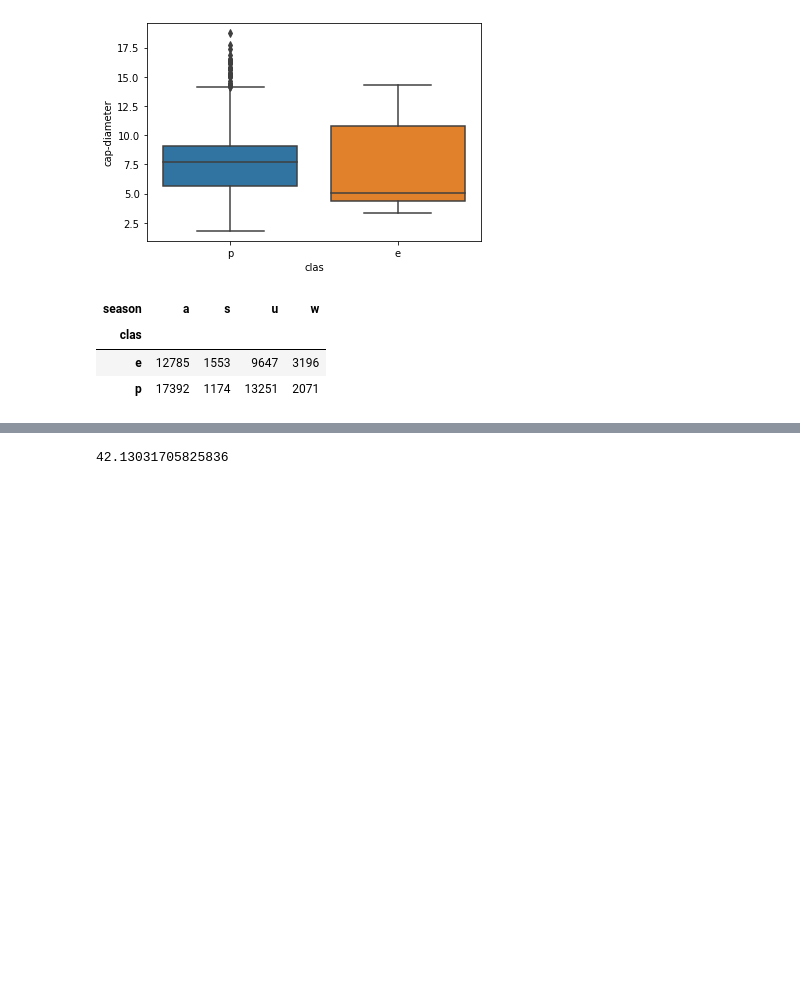
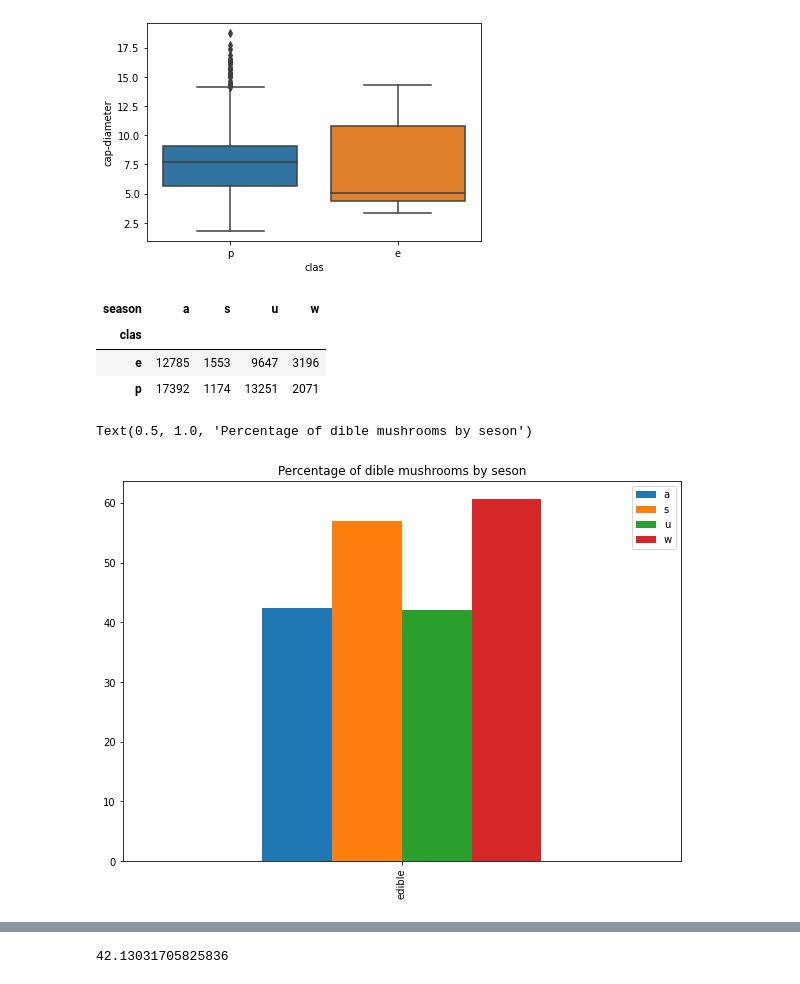
Before and after one commit to Arjissuan/Mushrooms-and-machine-learning, a Jupyter notebook: src/main_notebook.ipynb, the cells around one changed output, grey strips where cells are left out. Saved outputs shown, nothing was run; the diff lists cells and outputs as text; code cells hidden in the pictures; blank space fills up the shorter version.

```diff
--- a/src/main_notebook.ipynb
+++ b/src/main_notebook.ipynb
@@ -259,3 +261,9 @@ tab
 | clas |  |  |  |  |
 | e | 12785 | 1553 | 9647 | 3196 |
 | p | 17392 | 1174 | 13251 | 2071 |
+# %%
+ds.edible_percent(secondary_df['clas'], secondary_df['season']).plot.bar(figsize=(10,7))
+plt.title("Percentage of dible mushrooms by seson")
+# %% [output]
+Text(0.5, 1.0, 'Percentage of dible mushrooms by seson')
+[figure, added]
```
Also changed, not shown: parts of 14 cells of this notebook, 3 other files.
